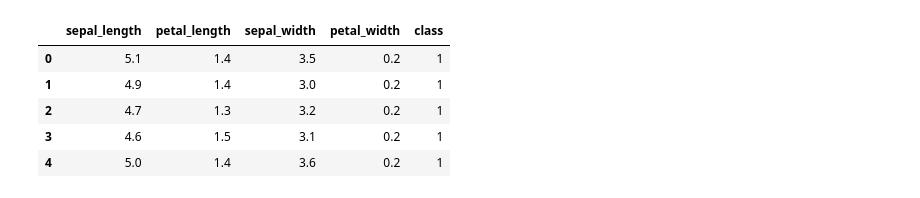
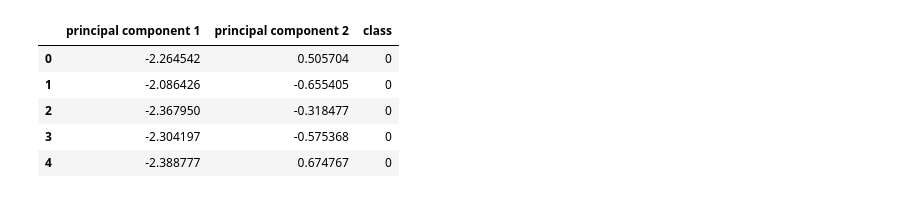
Before and after one commit to mmingoia/Cryptocurrencies, a Jupyter notebook: hierarchiealCluster.ipynb, the cells around one changed output. Saved outputs shown, nothing was run; the diff lists cells and outputs as text; code cells hidden in the pictures.

```diff
--- a/kMeans.ipynb
+++ b/hierarchiealCluster.ipynb
@@ -46,0 +32,9 @@ print(predictions)
+# %%
+# Initialize PCA model
+pca = PCA(n_components=2)
+# %%
+# Get two principal components for the iris data.
+iris_pca = pca.fit_transform(iris_scaled)
+# %%
+df_iris_pca=pd.DataFrame(data=iris_pca,columns=['principal component 1','principal component 2'])
+df_iris_pca.head()
@@ -47,11 +53,14 @@ print(predictions)
+# %%
+agg = AgglomerativeClustering(n_clusters=3)
+model = agg.fit(df_iris_pca)
 # %%
-# Add a new class column to the df_iris
-df_iris["class"] = model.labels_
-df_iris.head()
+# Add new class to df_iris
+df_iris_pca["class"] = model.labels_
+df_iris_pca.head()
 # %% [output]
-|  | sepal_length | petal_length | sepal_width | petal_width | class |
-| 0 | 5.1 | 1.4 | 3.5 | 0.2 | 1 |
-| 1 | 4.9 | 1.4 | 3.0 | 0.2 | 1 |
-| 2 | 4.7 | 1.3 | 3.2 | 0.2 | 1 |
-| 3 | 4.6 | 1.5 | 3.1 | 0.2 | 1 |
-| 4 | 5.0 | 1.4 | 3.6 | 0.2 | 1 |
+|  | principal component 1 | principal component 2 | class |
+| 0 | -2.264542 | 0.505704 | 0 |
+| 1 | -2.086426 | -0.655405 | 0 |
+| 2 | -2.367950 | -0.318477 | 0 |
+| 3 | -2.304197 | -0.575368 | 0 |
+| 4 | -2.388777 | 0.674767 | 0 |
```
Also changed, not shown: parts of 14 cells of this notebook, 2 other files.
